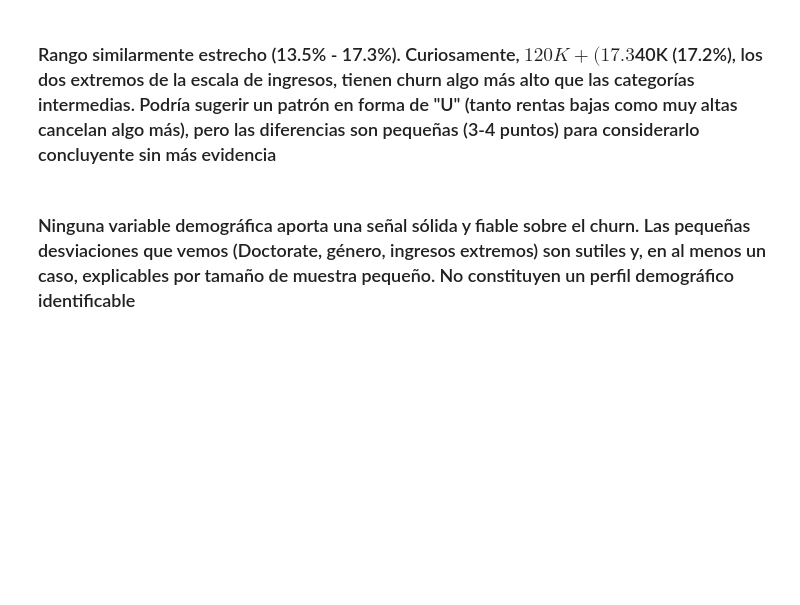
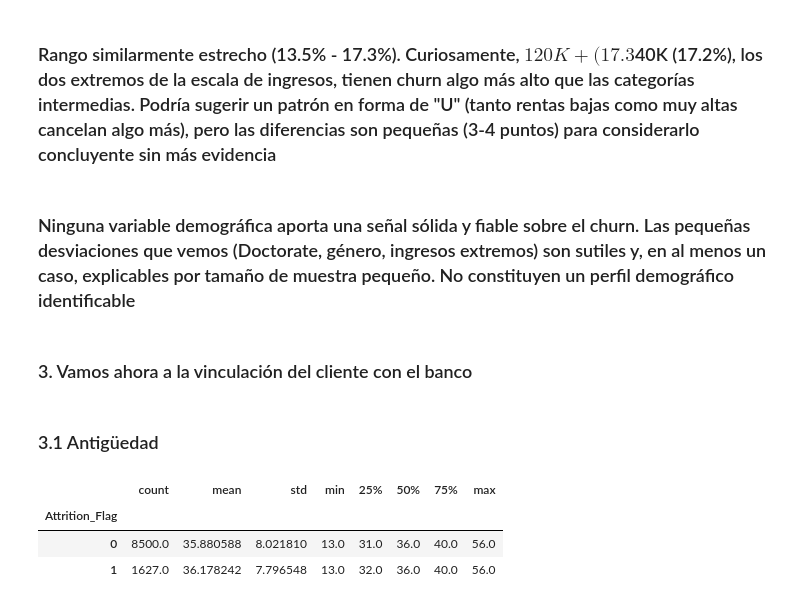
Before and after one commit to Dende8/Credit_Card_Churners, a Jupyter notebook: notebooks/eda.ipynb, the cells around one changed output. Saved outputs shown, nothing was run; the diff lists cells and outputs as text; code cells hidden in the pictures; blank space fills up the shorter version.

Commit message:
Continuación EDA
Vinculación cliente-banco

```diff
--- a/notebooks/eda.ipynb
+++ b/notebooks/eda.ipynb
@@ -147,3 +147,14 @@ pd.crosstab(df['Income_Category'], df['Attrition_Flag'], normalize='index') * 10
 ### Rango similarmente estrecho (13.5% - 17.3%). Curiosamente, $120K + (17.3%) y Less than $40K (17.2%), los dos extremos de la escala de ingresos, tienen churn algo más alto que las categorías intermedias. Podría sugerir un patrón en forma de "U" (tanto rentas bajas como muy altas cancelan algo más), pero las diferencias son pequeñas (3-4 puntos) para considerarlo concluyente sin más evidencia
 # %% [markdown]
 ### Ninguna variable demográfica aporta una señal sólida y fiable sobre el churn. Las pequeñas desviaciones que vemos (Doctorate, género, ingresos extremos) son sutiles y, en al menos un caso, explicables por tamaño de muestra pequeño. No constituyen un perfil demográfico identificable
+# %% [markdown]
+### 3. Vamos ahora a la vinculación del cliente con el banco
+# %% [markdown]
+### 3.1 Antigüedad
+# %%
+df.groupby('Attrition_Flag')['Months_on_book'].describe()
+# %% [output]
+|  | count | mean | std | min | 25% | 50% | 75% | max |
+| Attrition_Flag |  |  |  |  |  |  |  |  |
+| 0 | 8500.0 | 35.880588 | 8.021810 | 13.0 | 31.0 | 36.0 | 40.0 | 56.0 |
+| 1 | 1627.0 | 36.178242 | 7.796548 | 13.0 | 32.0 | 36.0 | 40.0 | 56.0 |
```
Also changed, not shown: parts of 16 cells of this notebook.
